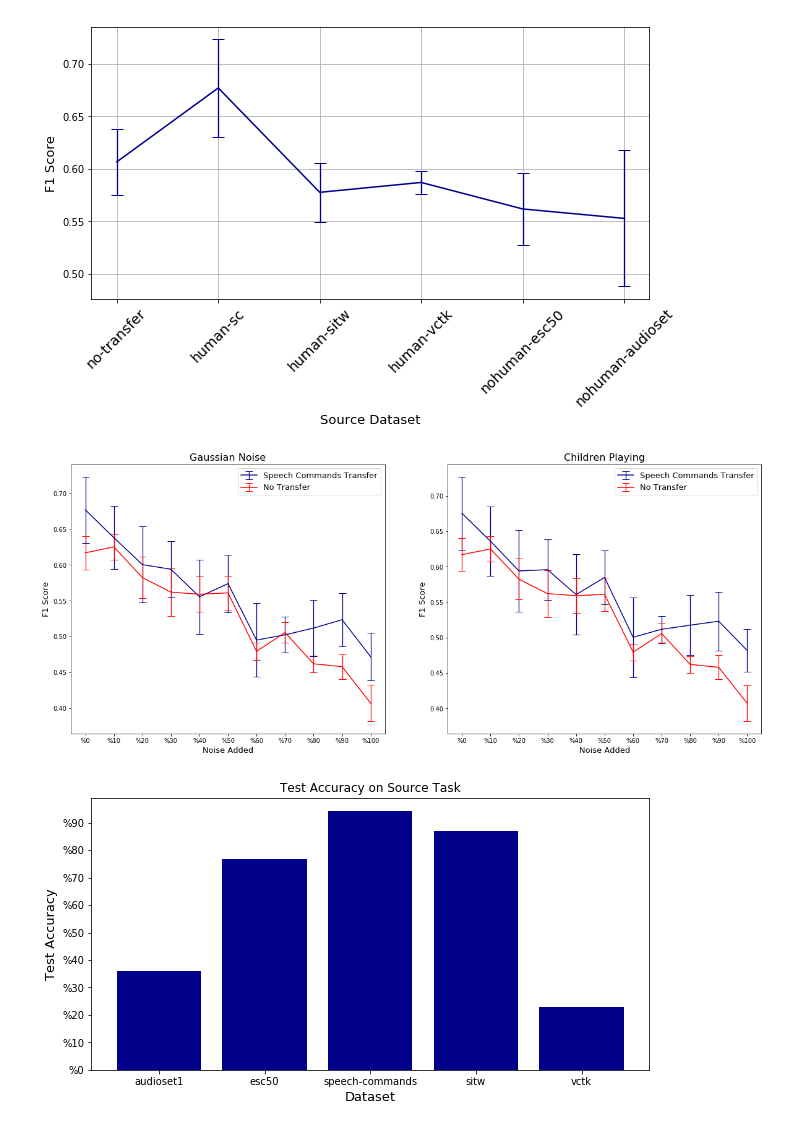
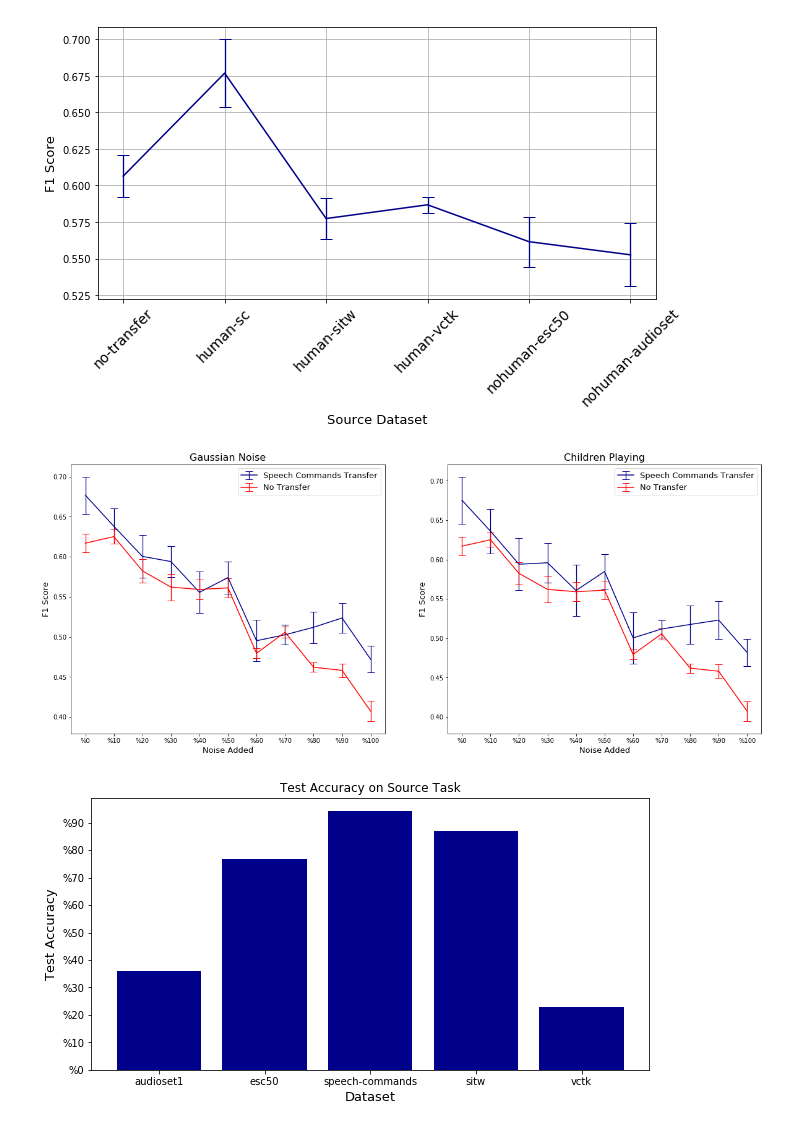
Before and after one commit to onucharles/transfer-learning-adult-to-infant-speech, a Jupyter notebook: experiments/notebooks/Chillanto plots.ipynb, the cells around one changed output. Saved outputs shown, nothing was run; the diff lists cells and outputs as text; code cells hidden in the pictures.

Commit message:
support for standard error or std

```diff
--- a/experiments/notebooks/Chillanto plots.ipynb
+++ b/experiments/notebooks/Chillanto plots.ipynb
@@ -8,9 +8,13 @@ import numpy as np
 from comet_ml import API
 from matplotlib import pyplot as plt
 import pandas as pd
+from scipy import stats
 
 COMET_API_KEY="bSyRm6vJpAwfehizXic7Fo0bY"
 COMET_REST_API_KEY="S3g50KZWG8zEgk1PLzKUn0eEq"
+
+
+error_metric = 'standard_error' # can also be std
 # %%
 def read_conf_matrix(cm, pos_class):
     """ Calculates confusion matrix and returns true and false positives and negatives based on the
@@ -125,25 +129,28 @@ for exp in experiments:
 # %%
 errors = []
 xs = []
 ys = []
 for idx, (k, values) in enumerate(results.items()):
     xs.append(k)
     values = [float(v) for v in values]
     ys.append(np.mean(values))
-    errors.append(np.std(values))
+    if error_metric == 'standard_error':
+        errors.append(stats.sem(values))
+    else:
+        errors.append(np.std(values))
 
 fig, ax = plt.subplots(figsize=(10,5))
 
 el = ax.errorbar(xs, ys, yerr=errors, fmt='-', color='darkblue', ecolor='darkblue', elinewidth=1.3, capsize=6)
 elines = el.get_children()
 #elines[3].set_color('green')
 ax.set_xticklabels(results.keys(), rotation=45, fontsize=14)
 ax.set_ylabel('F1 Score', fontsize=13)
 ax.set_xlabel('Source Dataset', fontsize=13)
 plt.grid()
 plt.show()
 # %% [output]
-[figure, old version]
+[figure, new version]
 # %%
 #API.get_experiment_metrics()
 client = API(api_key=COMET_API_KEY, rest_api_key=COMET_REST_API_KEY)
@@ -193,4 +189,19 @@ for noise_type in results.keys():
 # %%
+results_w_errors = {
+    'gaussian': {},
+    'children_playing': {}
+}
+
+for noise_type in results.keys():
+    for source_model in results[noise_type].keys():
+        mu = np.mean(results[noise_type][source_model], axis=0)
+        if error_metric == 'standard_error':
+            serr = stats.sem(results[noise_type][source_model], axis=0)
+        else:
+            std = np.std(results[noise_type][source_model], axis=0)
+
+        results_w_errors[noise_type][source_model] = (mu, serr)
+
 lines = [
     ('human-sc', 'darkblue', 'Speech Commands Transfer'),
     ('no-transfer', 'red', 'No Transfer'),
@@ -216,7 +227,7 @@ axs[0].legend(fontsize=13)
 axs[1].legend(fontsize=13)
 plt.show()
 # %% [output]
-[figure, old version]
+[figure, new version]
 # %%
 #API.get_experiment_metrics()
 client = API(api_key=COMET_API_KEY, rest_api_key=COMET_REST_API_KEY)
```
Also changed, not shown: parts of 4 cells of this notebook.
